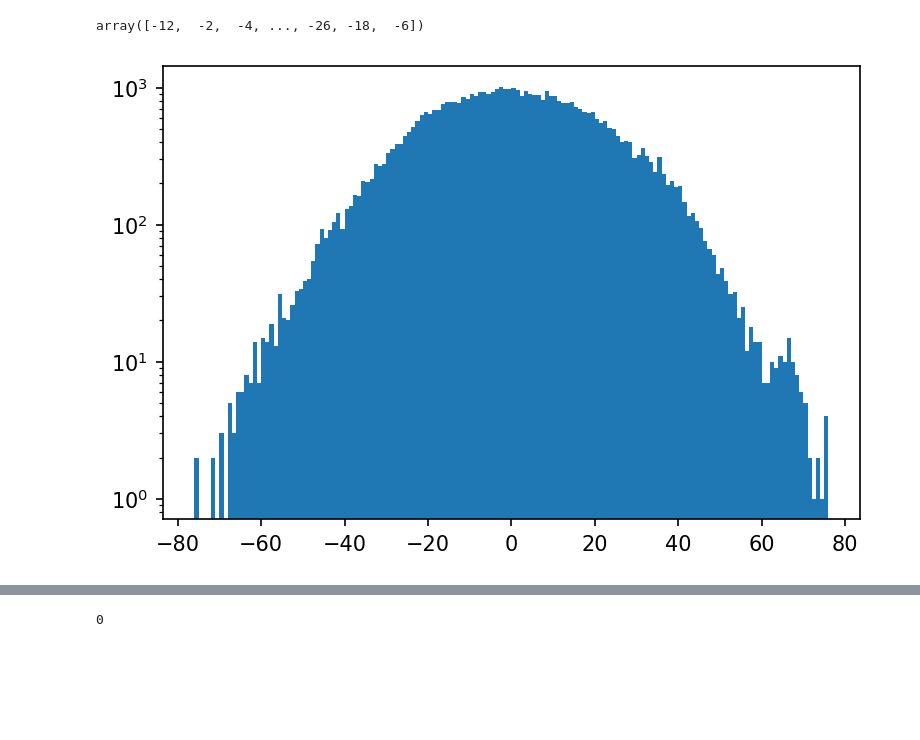
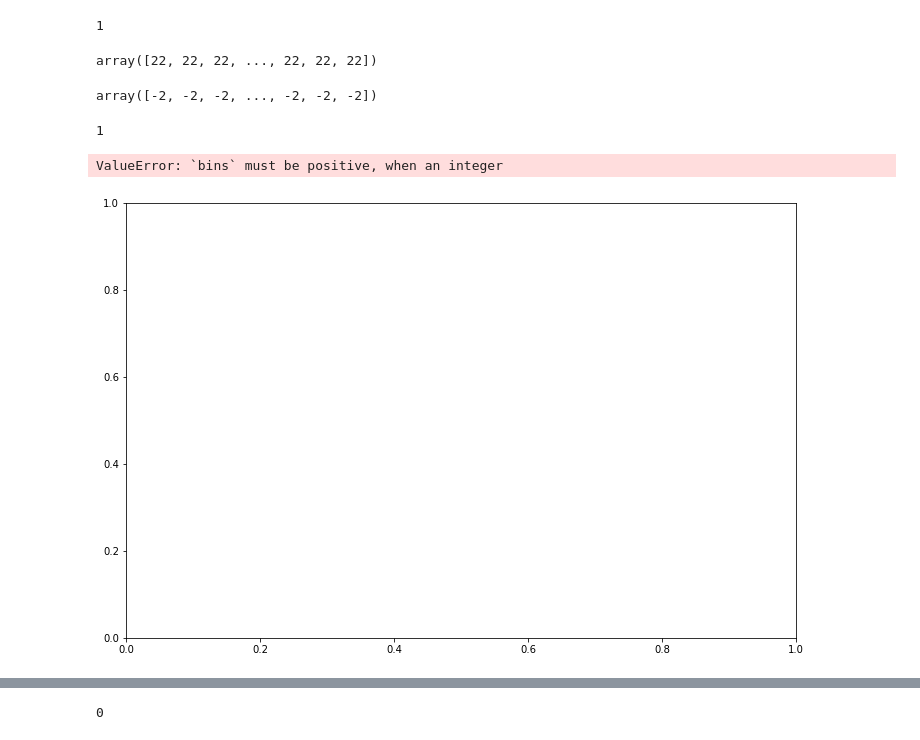
Before and after one commit to ashmat98/ising-model, a Jupyter notebook: python/test.ipynb, the cells around one changed output, grey strips where cells are left out. Drawn from its saved outputs; the diff is of its cells as text; code cells hidden in the pictures; blank space fills up the shorter version.

```diff
--- a/python/test.ipynb
+++ b/python/test.ipynb
@@ -11,5 +9,6 @@ from multiprocessing import Pool
 # %%
 plt.rcParams["figure.facecolor"] = "white"
-plt.rcParams["figure.dpi"] = 150
+plt.rcParams["figure.dpi"] = 72
+plt.rcParams["figure.figsize"] = [12,8]
 # %%
 from ising_model import Simulate_MH
@@ -30,9 +19,22 @@ Ms, Es = to_run(1, 500_000, 10, 32, 10, 45)
+# %%
+SEED = np.random.randint(0,100000000)
+# SEED = 14702218
+Ms, Es, engine = to_run(1, 5_000_000, 24, 32, 100, SEED, True)
+# %% [output]
+1
+# %%
+Es
+# %% [output]
+array([22, 22, 22, ..., 22, 22, 22])
 # %%
 Ms
 # %% [output]
-array([-12,  -2,  -4, ..., -26, -18,  -6])
+array([-2, -2, -2, ..., -2, -2, -2])
 # %%
 Mss = Ms//2
-plt.hist(Mss, bins=(Mss.max()-Mss.min()), range=(Mss.min(), Mss.max()), log=True);
+plt.hist(Mss, bins=(Mss.max()-Mss.min()), range=(Mss.min(), Mss.max()),
+         log=False);
 # %% [output]
+1
+ValueError: `bins` must be positive, when an integer
-[figure, old version]
+[figure, new version]
```
Also changed, not shown: parts of 14 cells of this notebook, 5 other files.
